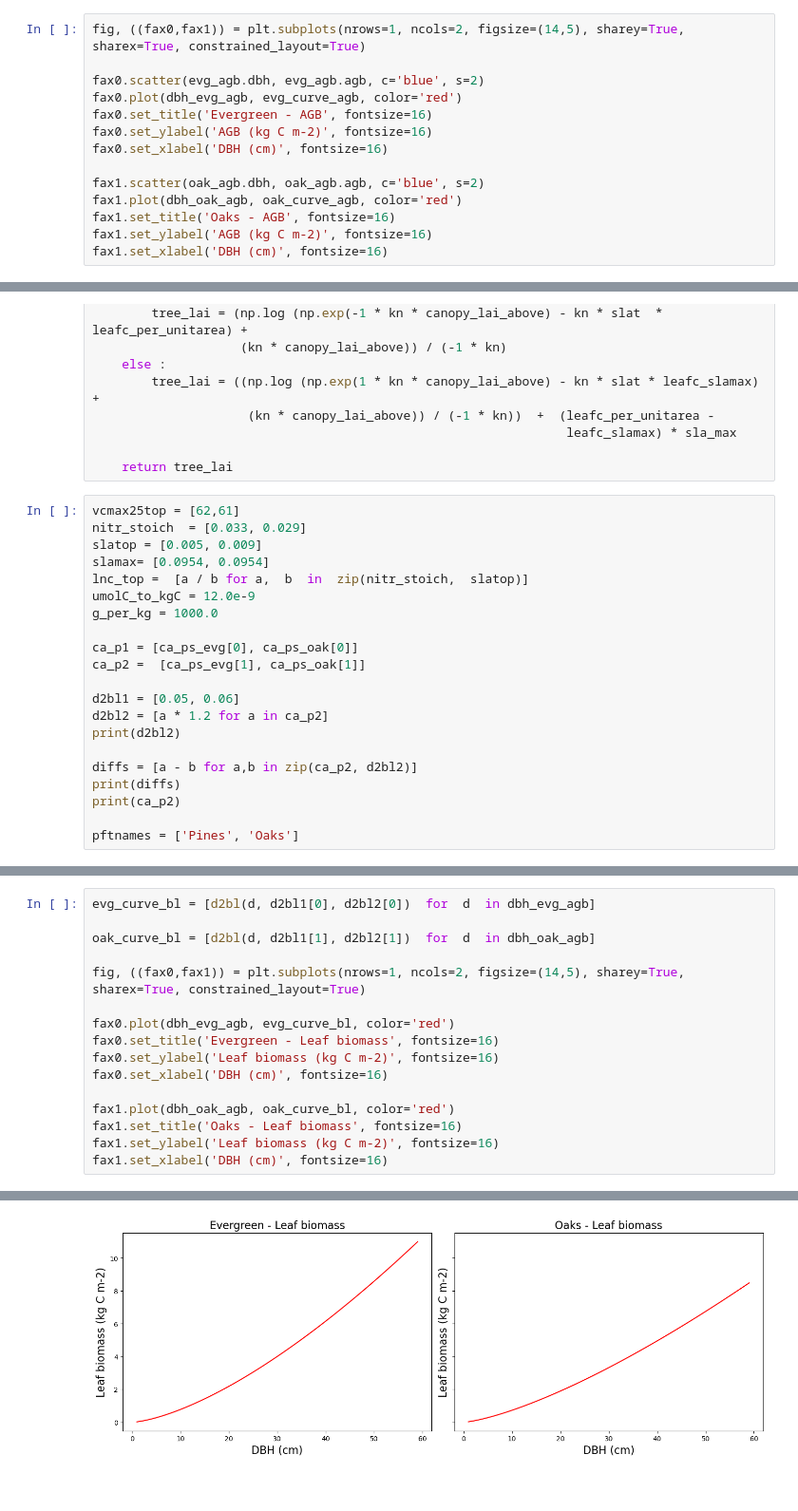
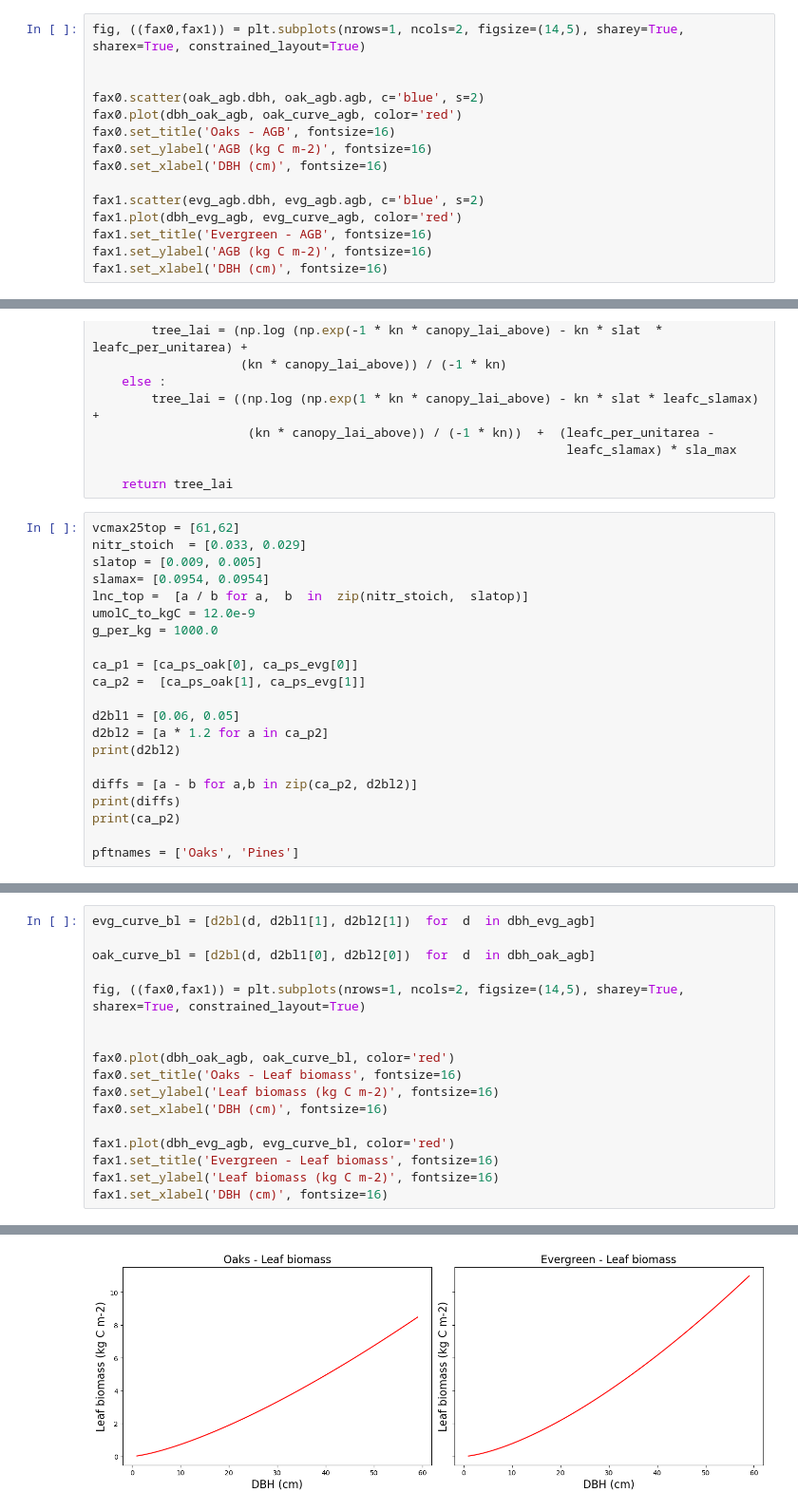
Before and after one commit to JessicaNeedham/FATES-plotting-scripts, a Jupyter notebook: FATES-MRV-IFM_allometry.ipynb, the cells around one changed output, grey strips where cells are left out. Shown at 95% size. Saved outputs shown, nothing was run; the diff lists cells and outputs as text.

```diff
--- a/FATES-MRV-IFM_allometry.ipynb
+++ b/FATES-MRV-IFM_allometry.ipynb
@@ -199,15 +200,16 @@ oak_curve_agb = [d2bagw(d, 0.089, 2.5226)  for  d  in dbh_oak_agb]
 # %%
 fig, ((fax0,fax1)) = plt.subplots(nrows=1, ncols=2, figsize=(14,5), sharey=True, sharex=True, constrained_layout=True)
 
-fax0.scatter(evg_agb.dbh, evg_agb.agb, c='blue', s=2)
-fax0.plot(dbh_evg_agb, evg_curve_agb, color='red')
-fax0.set_title('Evergreen - AGB', fontsize=16)
+
+fax0.scatter(oak_agb.dbh, oak_agb.agb, c='blue', s=2)
+fax0.plot(dbh_oak_agb, oak_curve_agb, color='red')
+fax0.set_title('Oaks - AGB', fontsize=16)
 fax0.set_ylabel('AGB (kg C m-2)', fontsize=16)
 fax0.set_xlabel('DBH (cm)', fontsize=16)
 
-fax1.scatter(oak_agb.dbh, oak_agb.agb, c='blue', s=2)
-fax1.plot(dbh_oak_agb, oak_curve_agb, color='red')
-fax1.set_title('Oaks - AGB', fontsize=16)
+fax1.scatter(evg_agb.dbh, evg_agb.agb, c='blue', s=2)
+fax1.plot(dbh_evg_agb, evg_curve_agb, color='red')
+fax1.set_title('Evergreen - AGB', fontsize=16)
 fax1.set_ylabel('AGB (kg C m-2)', fontsize=16)
 fax1.set_xlabel('DBH (cm)', fontsize=16)
 # %% [output]
@@ -248,18 +250,18 @@ def tree_lai ( leaf_c, c_area, vcmax25top, slatop, slamax) :
 
     return tree_lai
 # %%
-vcmax25top = [62,61]
+vcmax25top = [61,62]
 nitr_stoich  = [0.033, 0.029]
-slatop = [0.005, 0.009]
+slatop = [0.009, 0.005]
 slamax= [0.0954, 0.0954]
 lnc_top =  [a / b for a,  b  in  zip(nitr_stoich,  slatop)]
 umolC_to_kgC = 12.0e-9
 g_per_kg = 1000.0
 
-ca_p1 = [ca_ps_evg[0], ca_ps_oak[0]]
-ca_p2 =  [ca_ps_evg[1], ca_ps_oak[1]]
+ca_p1 = [ca_ps_oak[0], ca_ps_evg[0]]
+ca_p2 =  [ca_ps_oak[1], ca_ps_evg[1]]
 
-d2bl1 = [0.05, 0.06]
+d2bl1 = [0.06, 0.05]
 d2bl2 = [a * 1.2 for a in ca_p2]
 print(d2bl2)
 
@@ -267,5 +269,5 @@ diffs = [a - b for a,b in zip(ca_p2, d2bl2)]
 print(diffs)
 print(ca_p2)
 
-pftnames = ['Pines', 'Oaks']
+pftnames = ['Oaks', 'Pines']
 # %% [output]
@@ -304,19 +306,20 @@ fig2.supxlabel('DBH (cm)', fontsize=18)
 # %%
-evg_curve_bl = [d2bl(d, d2bl1[0], d2bl2[0])  for  d  in dbh_evg_agb]
+evg_curve_bl = [d2bl(d, d2bl1[1], d2bl2[1])  for  d  in dbh_evg_agb]
 
-oak_curve_bl = [d2bl(d, d2bl1[1], d2bl2[1])  for  d  in dbh_oak_agb]
+oak_curve_bl = [d2bl(d, d2bl1[0], d2bl2[0])  for  d  in dbh_oak_agb]
 
 fig, ((fax0,fax1)) = plt.subplots(nrows=1, ncols=2, figsize=(14,5), sharey=True, sharex=True, constrained_layout=True)
 
-fax0.plot(dbh_evg_agb, evg_curve_bl, color='red')
-fax0.set_title('Evergreen - Leaf biomass', fontsize=16)
+
+fax0.plot(dbh_oak_agb, oak_curve_bl, color='red')
+fax0.set_title('Oaks - Leaf biomass', fontsize=16)
 fax0.set_ylabel('Leaf biomass (kg C m-2)', fontsize=16)
 fax0.set_xlabel('DBH (cm)', fontsize=16)
 
-fax1.plot(dbh_oak_agb, oak_curve_bl, color='red')
-fax1.set_title('Oaks - Leaf biomass', fontsize=16)
+fax1.plot(dbh_evg_agb, evg_curve_bl, color='red')
+fax1.set_title('Evergreen - Leaf biomass', fontsize=16)
 fax1.set_ylabel('Leaf biomass (kg C m-2)', fontsize=16)
 fax1.set_xlabel('DBH (cm)', fontsize=16)
 # %% [output]
 Text(0.5, 0, 'DBH (cm)')
-[figure, old version]
+[figure, new version]
```
Also changed, not shown: parts of 10 cells of this notebook.
